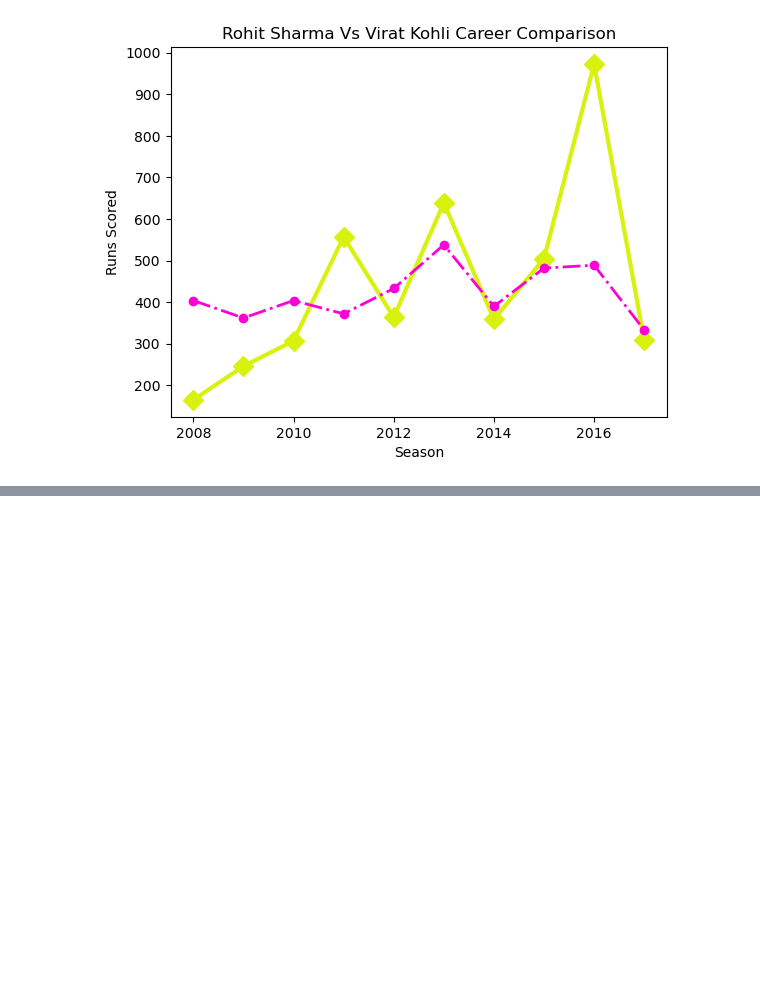
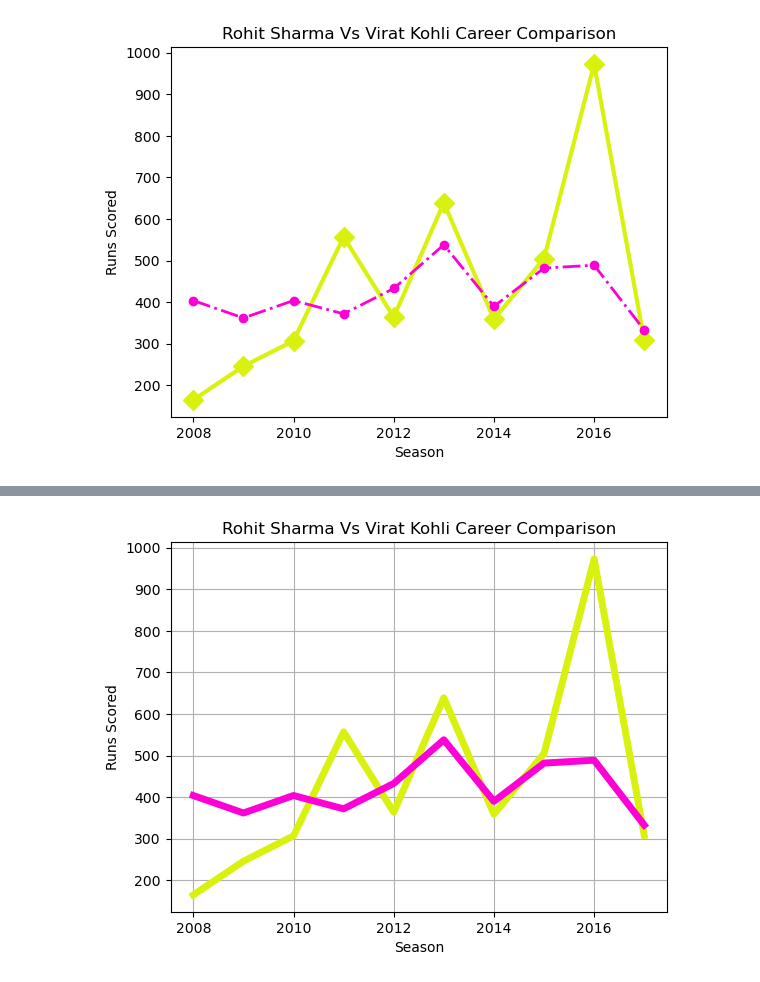
Before and after one commit to rakeshtunasahu/All-about-Python-basic-OOPs-libraries-, a Jupyter notebook: Matplotlib/Basic_plotting.ipynb, the cells around one changed output, grey strips where cells are left out. Saved outputs shown, nothing was run; the diff lists cells and outputs as text; code cells hidden in the pictures; blank space fills up the shorter version.

```diff
--- a/Matplotlib/Basic_plotting.ipynb
+++ b/Matplotlib/Basic_plotting.ipynb
@@ -85,0 +110,11 @@ Text(0, 0.5, 'Runs Scored')
+# %%
+plt.plot(batsman['index'],batsman['V Kohli'],color='#D9F10F',linewidth=5)
+plt.plot(batsman['index'],batsman['RG Sharma'],color='#FC00D6',linewidth=5)
+
+plt.title('Rohit Sharma Vs Virat Kohli Career Comparison')
+plt.xlabel('Season')
+plt.ylabel('Runs Scored')
+
+plt.grid()
+# %% [output]
+[figure, added]
```
Also changed, not shown: parts of 3 cells of this notebook.
